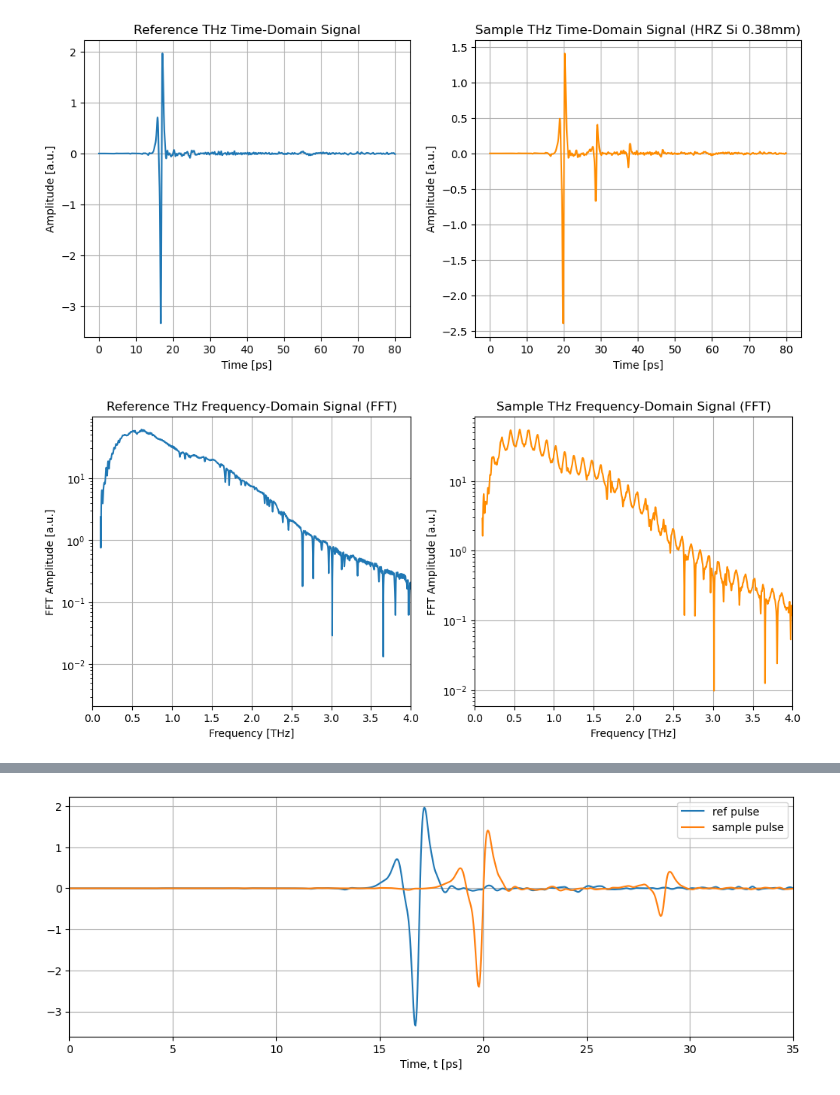
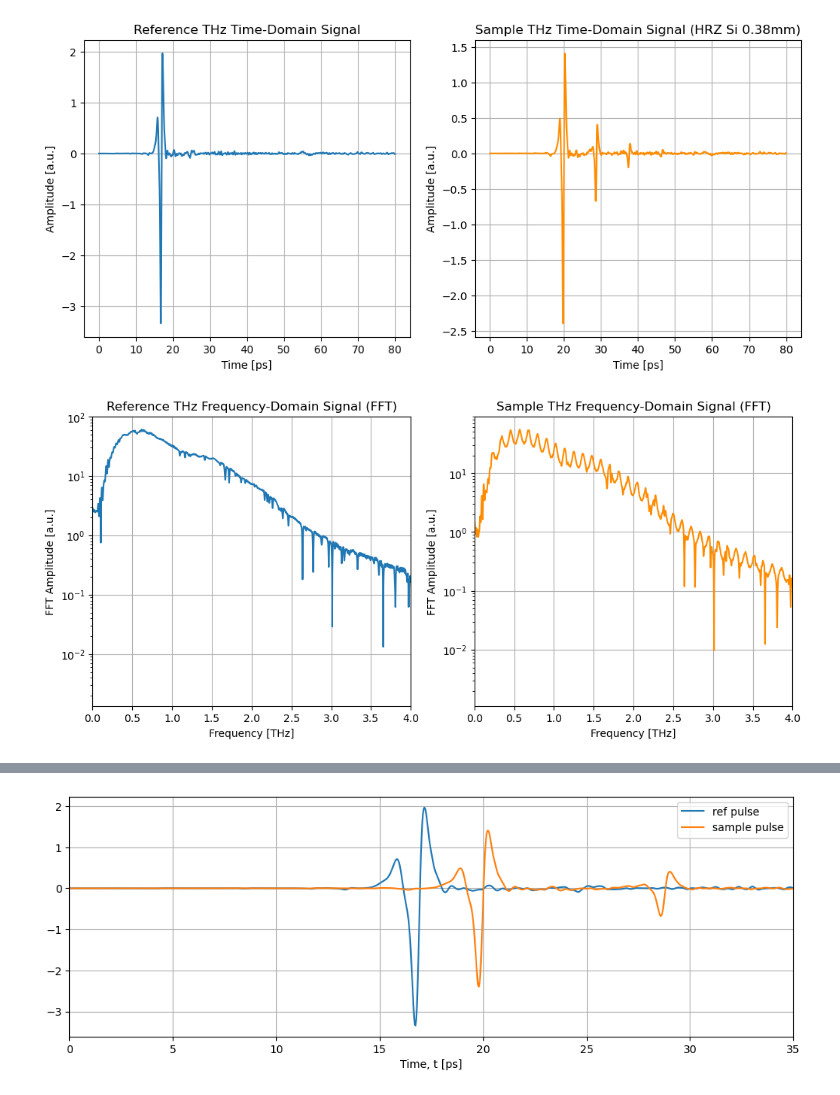
Before and after one commit to Loriginale2000/TerahertzProject, a Jupyter notebook: TheoTHzTDS/THz-TDS/Transfer Matrix Method/HRZ_Si_06_02_2026.ipynb, the cells around one changed output, grey strips where cells are left out. Cells and saved outputs as stored; diff of their text form; code cells hidden in the pictures.

```diff
--- a/TheoTHzTDS/THz-TDS/Transfer Matrix Method/HRZ_Si_06_02_2026.ipynb
+++ b/TheoTHzTDS/THz-TDS/Transfer Matrix Method/HRZ_Si_06_02_2026.ipynb
@@ -24,7 +24,7 @@ time_step = t1[1] - t1[0]
 frequency = np.fft.fftfreq(65536, d=time_step*1e-12)  # Convert ps to s for frequency calculation
 
 # MASK
-mask = (frequency > 0.1 * 10**12) & (frequency < 4.5 * 10**12)
+mask = (frequency > 0) & (frequency < 5 * 1e12)
 reference_fft = reference_fft[mask]
 sample_fft = sample_fft[mask]
 frequency = frequency[mask]
@@ -41,34 +41,34 @@ plt.ylabel('Amplitude [a.u.]')
 plt.title('Reference THz Time-Domain Signal')
 plt.grid()
 plt.subplot(1,2,2)
 plt.plot(t2,amp2, color='darkorange')
 plt.xlabel('Time [ps]')
 plt.ylabel('Amplitude [a.u.]')
 plt.title('Sample THz Time-Domain Signal (HRZ Si 0.38mm)')
 plt.grid()
 plt.show()
 
 plt.figure(figsize=(12, 5))
 plt.subplot(1,2,1)
 plt.plot(frequency*1e-12,np.abs(reference_fft))
 plt.xlim(0,4)
 plt.yscale('log')
 plt.xlabel('Frequency [THz]')
 plt.ylabel('FFT Amplitude [a.u.]')
 plt.title('Reference THz Frequency-Domain Signal (FFT)')
 plt.grid()
 plt.subplot(1,2,2)
 plt.plot(frequency*1e-12,np.abs(sample_fft), color='darkorange')
 plt.xlim(0,4)
 plt.yscale('log')
 plt.xlabel('Frequency [THz]')
 plt.ylabel('FFT Amplitude [a.u.]')
 plt.title('Sample THz Frequency-Domain Signal (FFT)')
 plt.grid()
 plt.show()
 # %% [output]
 [figure]
-[figure, old version]
+[figure, new version]
 # %%
 # PHASE UNWRAPPING
 
```
Also changed, not shown: parts of 8 cells of this notebook, 3 other files.
